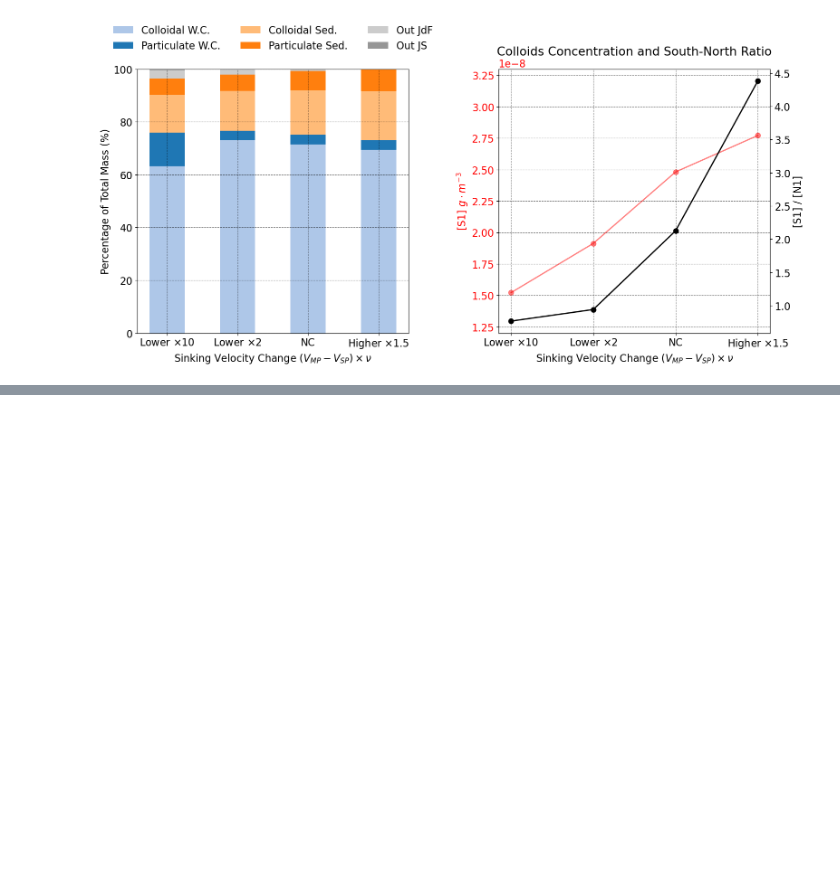
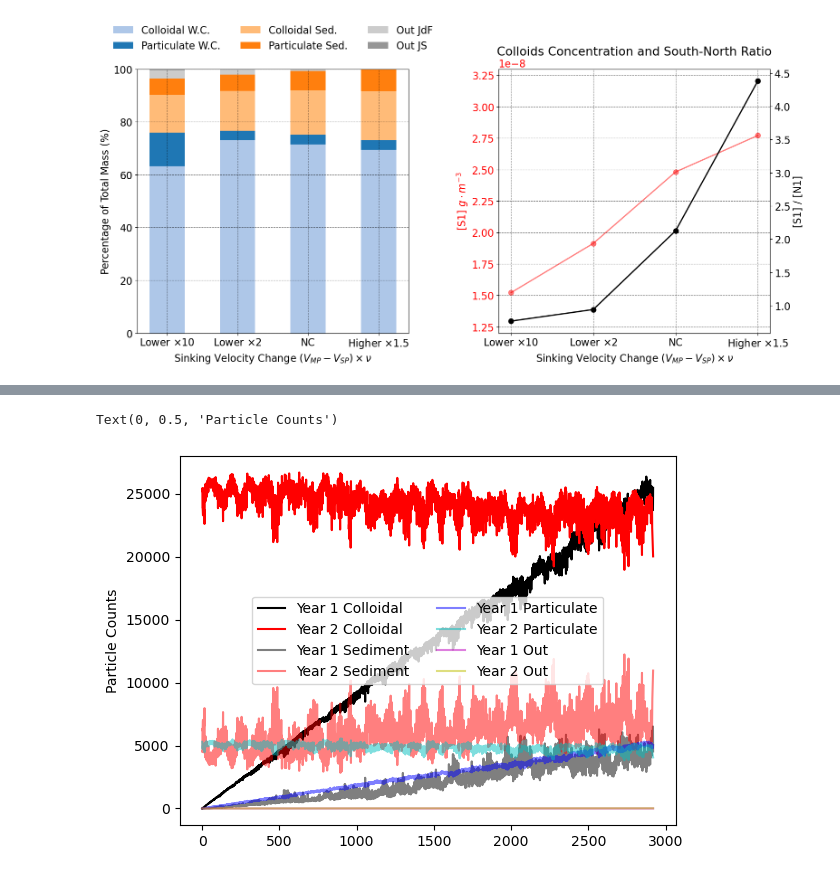
Before and after one commit to SalishSeaCast/analysis-vicente, a Jupyter notebook: OP_nibi/Tuning_V2/Comparissons_Tutorial.ipynb, the cells around one changed output, grey strips where cells are left out. Saved outputs shown, nothing was run; the diff lists cells and outputs as text; code cells hidden in the pictures; blank space fills up the shorter version.

```diff
--- a/OP_nibi/Tuning_V2/Comparissons_Tutorial.ipynb
+++ b/OP_nibi/Tuning_V2/Comparissons_Tutorial.ipynb
@@ -1951,0 +2039,12 @@ plt.show()
+# %%
+tseries_all_y1_sed = get_system_timeseries_optimized(dd_2007, target_status=[11,12,13])
+tseries_all_y2_sed = get_system_timeseries_optimized(dd_2008, target_status=[11,12,13])
+tseries_all_y3_sed = get_system_timeseries_optimized(ds, target_status=[11,12,13])
+# %%
+tseries_all_y1_par = get_system_timeseries_optimized(dd_2007, target_status=[1,3])
+tseries_all_y2_par = get_system_timeseries_optimized(dd_2008, target_status=[1,3])
+tseries_all_y3_par = get_system_timeseries_optimized(ds, target_status=[1,3])
+# %%
+tseries_all_y1_out = get_system_timeseries_optimized(dd_2007, target_status=[7,8])
+tseries_all_y2_out = get_system_timeseries_optimized(dd_2008, target_status=[7,8])
+tseries_all_y3_out = get_system_timeseries_optimized(ds, target_status=[7,8])
@@ -1951,0 +2096,18 @@ plt.show()
+# %%
+plt.plot(tseries_all_y1, 'k', label = 'Year 1 Colloidal')
+plt.plot(tseries_all_y2, 'r', label = 'Year 2 Colloidal')
+#
+plt.plot(tseries_all_y1_sed, 'k', alpha = .5, label = 'Year 1 Sediment')
+plt.plot(tseries_all_y2_sed,'r', alpha = .5, label = 'Year 2 Sediment')
+#
+plt.plot(tseries_all_y1_par, 'b', alpha = .5, label = 'Year 1 Particulate')
+plt.plot(tseries_all_y2_par,'c', alpha = .5, label = 'Year 2 Particulate')
+#
+plt.plot(tseries_all_y1_out, 'm', alpha = .5, label = 'Year 1 Out')
+plt.plot(tseries_all_y2_out,'y', alpha = .5, label = 'Year 2 Out')
+#
+plt.legend(ncol = 2, loc = 'center')
+plt.ylabel('Particle Counts')
+# %% [output]
+Text(0, 0.5, 'Particle Counts')
+[figure, added]
```
Also changed, not shown: parts of 13 cells of this notebook, 29 other files.
